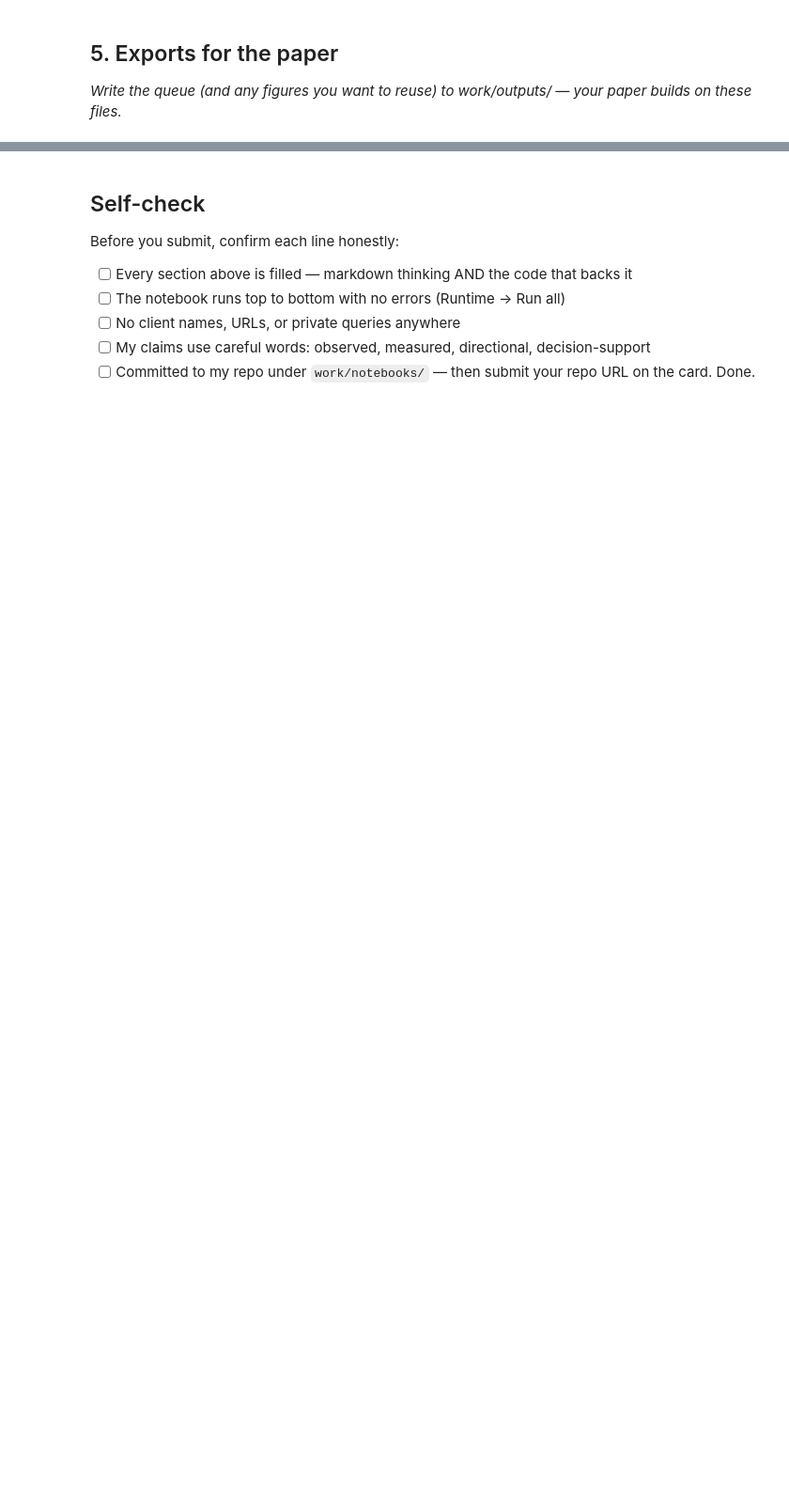
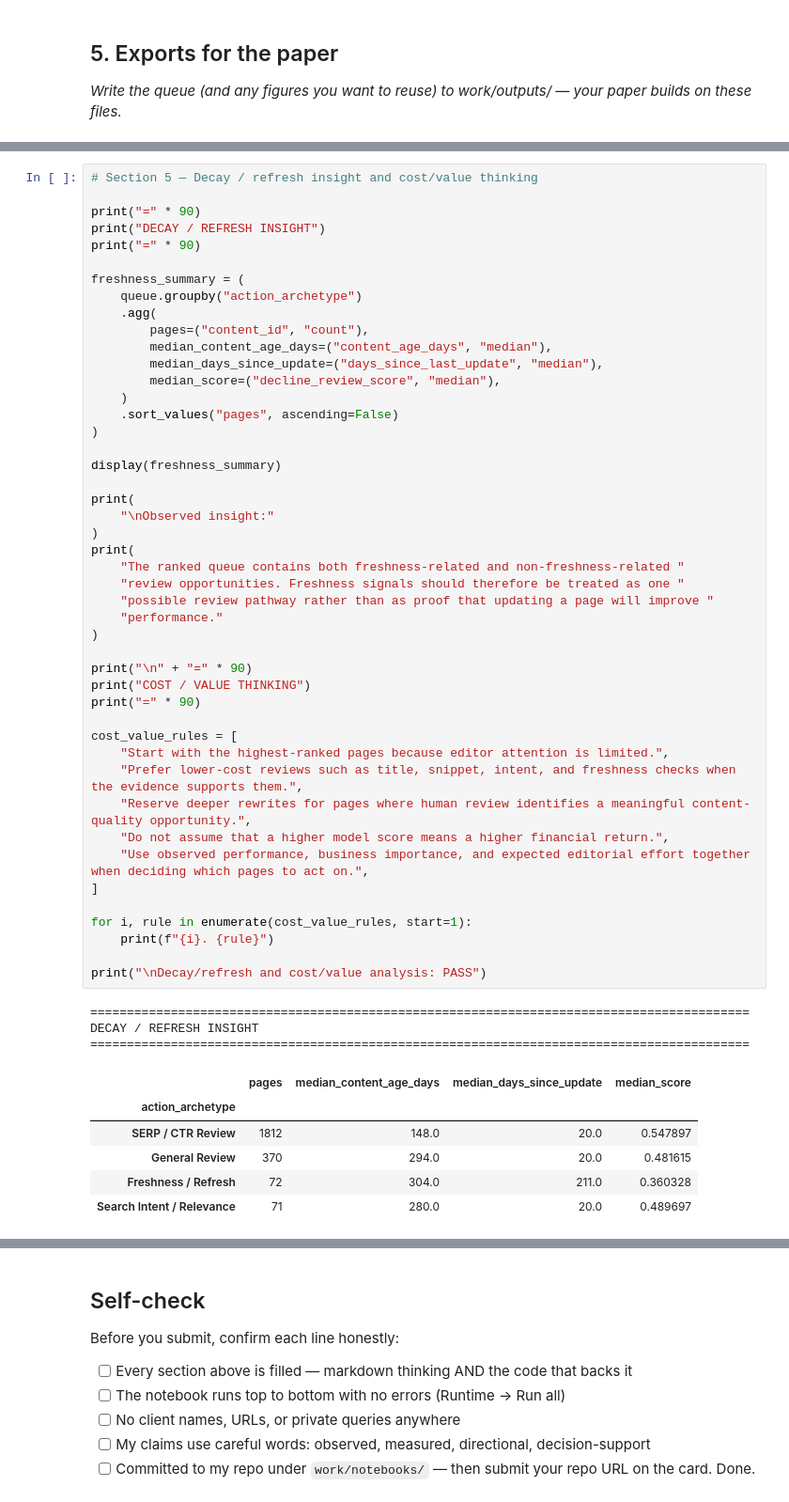
Before and after one commit to pskarthikk/flyrank-ml-internship, a Jupyter notebook: work/notebooks/w07_action_playbook.ipynb, the cells around one changed output, grey strips where cells are left out. Shown at 94% size. Saved outputs shown, nothing was run; the diff lists cells and outputs as text; blank space fills up the shorter version.

```diff
--- a/work/notebooks/w07_action_playbook.ipynb
+++ b/work/notebooks/w07_action_playbook.ipynb
@@ -591,0 +659,56 @@ Monitoring and retrain plan: PASS
+# %%
+# Section 5 — Decay / refresh insight and cost/value thinking
+
+print("=" * 90)
+print("DECAY / REFRESH INSIGHT")
+print("=" * 90)
+
+freshness_summary = (
+    queue.groupby("action_archetype")
+    .agg(
+        pages=("content_id", "count"),
+        median_content_age_days=("content_age_days", "median"),
+        median_days_since_update=("days_since_last_update", "median"),
+        median_score=("decline_review_score", "median"),
+    )
+    .sort_values("pages", ascending=False)
+)
+
+display(freshness_summary)
+
+print(
+    "\nObserved insight:"
+)
+print(
+    "The ranked queue contains both freshness-related and non-freshness-related "
+    "review opportunities. Freshness signals should therefore be treated as one "
+    "possible review pathway rather than as proof that updating a page will improve "
+    "performance."
+)
+
+print("\n" + "=" * 90)
+print("COST / VALUE THINKING")
+print("=" * 90)
+
+cost_value_rules = [
+    "Start with the highest-ranked pages because editor attention is limited.",
+    "Prefer lower-cost reviews such as title, snippet, intent, and freshness checks when the evidence supports them.",
+    "Reserve deeper rewrites for pages where human review identifies a meaningful content-quality opportunity.",
+    "Do not assume that a higher model score means a higher financial return.",
+    "Use observed performance, business importance, and expected editorial effort together when deciding which pages to act on.",
+]
+
+for i, rule in enumerate(cost_value_rules, start=1):
+    print(f"{i}. {rule}")
+
+print("\nDecay/refresh and cost/value analysis: PASS")
+# %% [output]
+==========================================================================================
+DECAY / REFRESH INSIGHT
+==========================================================================================
+|  | pages | median_content_age_days | median_days_since_update | median_score |
+| action_archetype |  |  |  |  |
+| SERP / CTR Review | 1812 | 148.0 | 20.0 | 0.547897 |
+| General Review | 370 | 294.0 | 20.0 | 0.481615 |
+| Freshness / Refresh | 72 | 304.0 | 211.0 | 0.360328 |
+| Search Intent / Relevance | 71 | 280.0 | 20.0 | 0.489697 |
```
Also changed, not shown: parts of 2 cells of this notebook.
